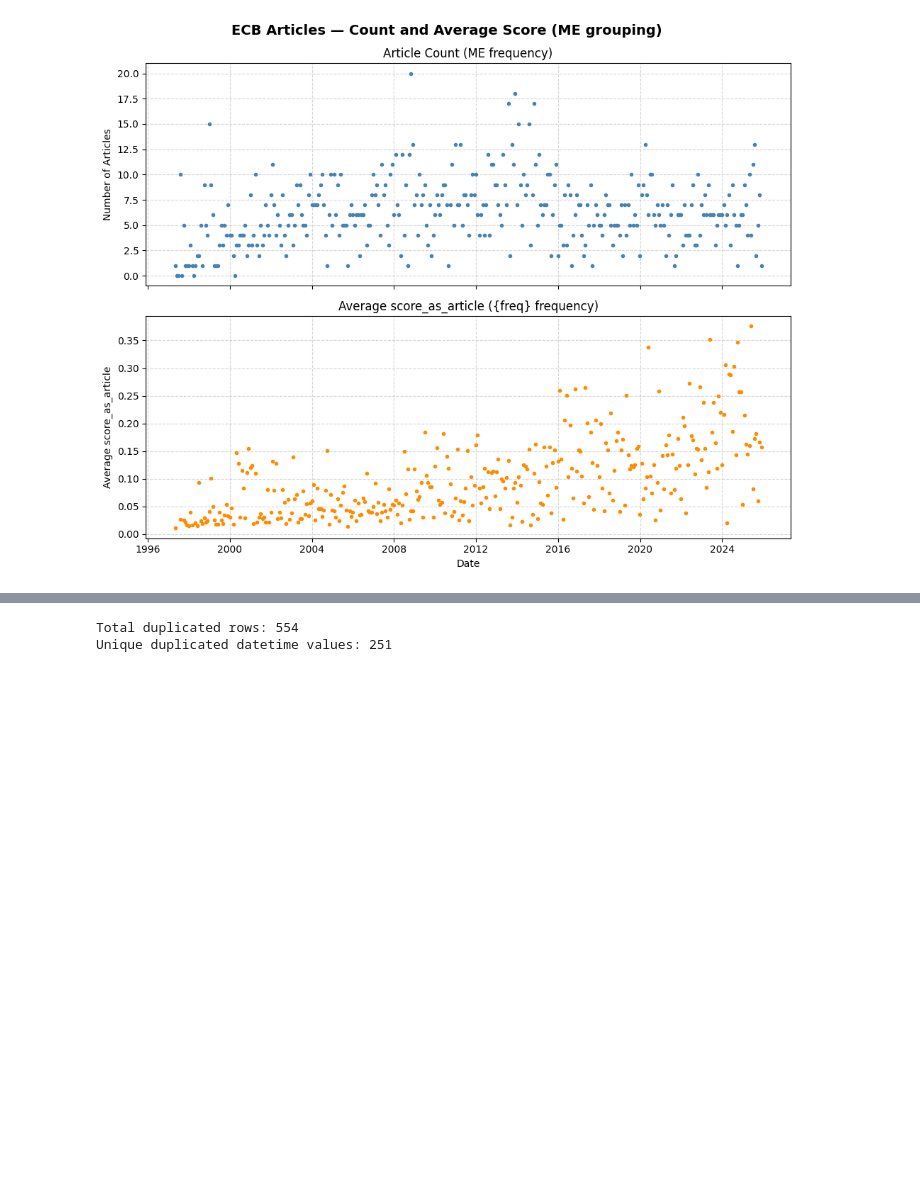
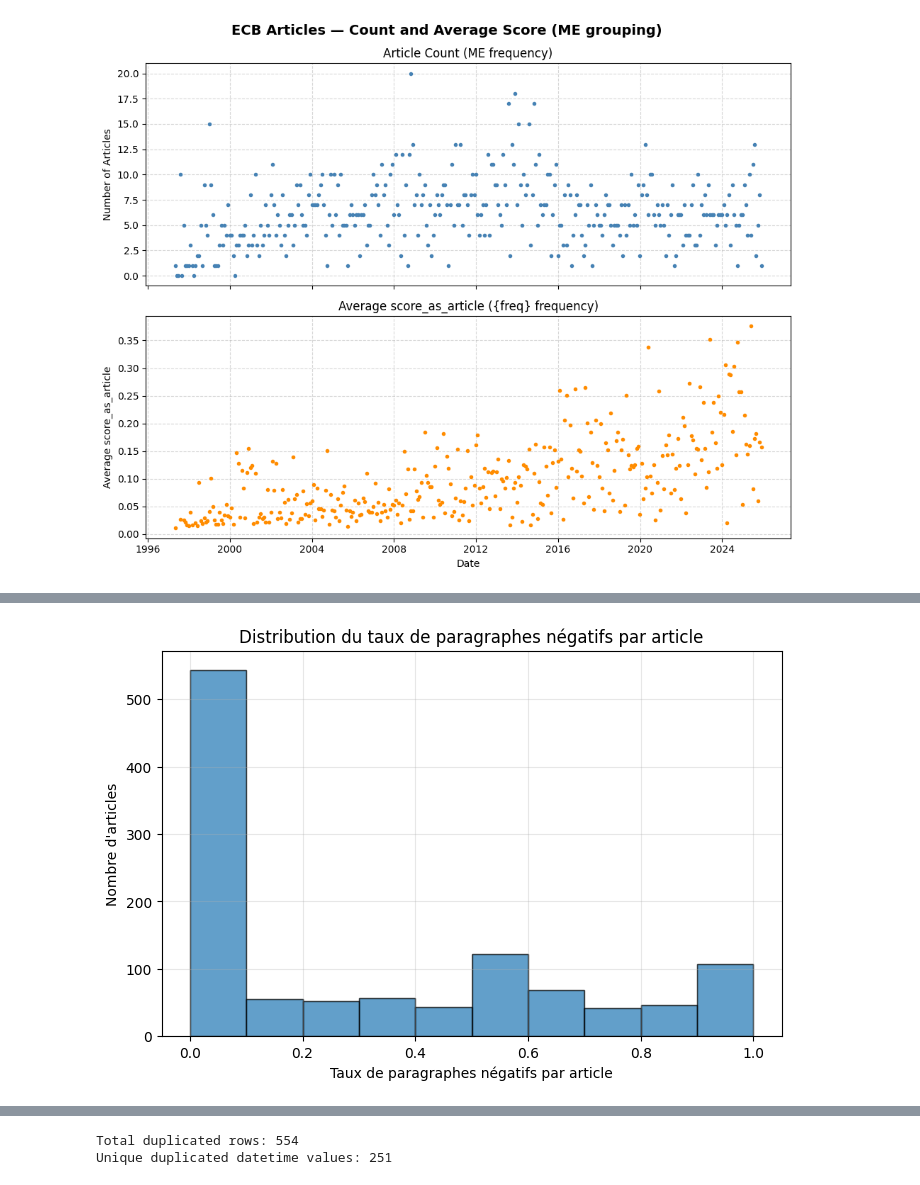
Before and after one commit to amjn480/project_ml_pm_vautrin_jean, a Jupyter notebook: main.ipynb, the cells around one changed output, grey strips where cells are left out. Cells and saved outputs as stored; diff of their text form; code cells hidden in the pictures; blank space fills up the shorter version.

```diff
--- a/main.ipynb
+++ b/main.ipynb
@@ -1222,0 +1571,15 @@ study_df.head()
+# %%
+import numpy as np
+
+def classify_paragraphs(d):
+    """Retourne la classe dominante pour chaque paragraphe"""
+    if not isinstance(d, dict):
+        return None
+    pos, neg, neu = d.get("positivity"), d.get("negativity"), d.get("neutrality")
+    if pos is None or neg is None or neu is None:
+        return None
+    pos, neg, neu = np.array(pos), np.array(neg), np.array(neu)
+    classes = np.argmax(np.vstack([pos, neg, neu]), axis=0)  # 0=pos, 1=neg, 2=neu
+    return classes  # vecteur des classes par paragraphe
+
+study_df["paragraph_classes"] = study_df["dictionary_softmax_tokens"].apply(classify_paragraphs)
@@ -1222,0 +1606,37 @@ study_df.head()
+# %%
+import numpy as np
+import matplotlib.pyplot as plt
+
+# 1. Extraire uniquement les paragraphes positifs et négatifs
+share_data = []
+number_polarized_paragraphs = []
+for d in study_df["paragraph_classes"].dropna():
+    pos_neg_mask = (d == 0) | (d == 1)
+    d_pos_neg = d[pos_neg_mask]
+
+    n = len(d_pos_neg)
+    if n == 0:
+        continue
+
+    n_pos = np.sum(d_pos_neg == 0)
+    # Proportion positive et négative
+    share_data.append(n_pos / n)
+    number_polarized_paragraphs.append(n)
+
+
+share_data = np.array(share_data)
+
+# 2. Calcul du taux de négatif
+taux_negatif = 1 - share_data
+
+# 3. Histogramme
+bins = np.arange(0, 1.1, 0.1)  # bins de 0 à 1 par pas de 0.1
+plt.figure(figsize=(8, 5))
+plt.hist(taux_negatif, bins=bins, alpha=0.7, edgecolor="black")
+plt.xlabel("Taux de paragraphes négatifs par article")
+plt.ylabel("Nombre d'articles")
+plt.title("Distribution du taux de paragraphes négatifs par article")
+plt.grid(alpha=0.3)
+plt.show()
+# %% [output]
+[figure, added]
```
Also changed, not shown: parts of 17 cells of this notebook, 1 other file.
